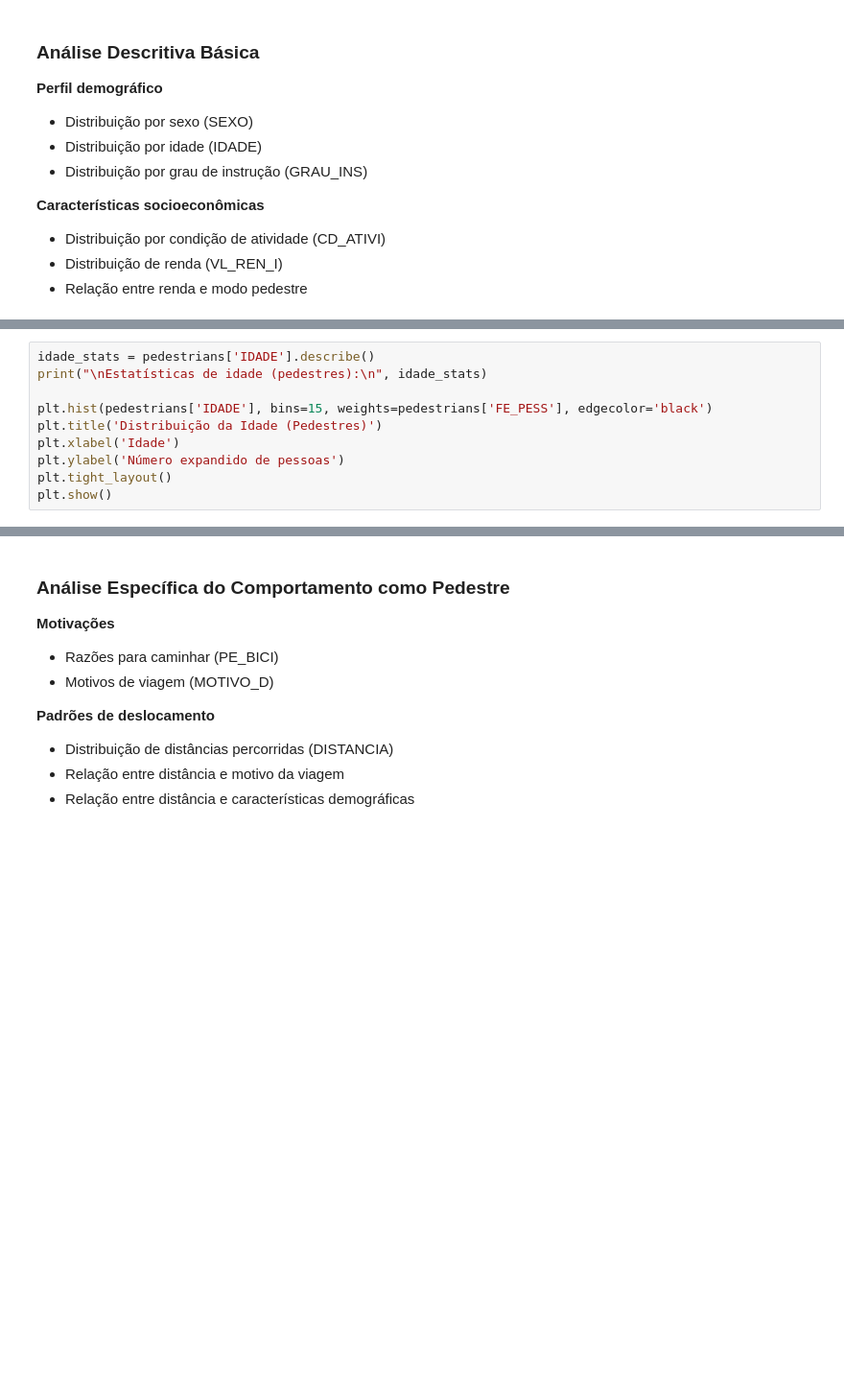
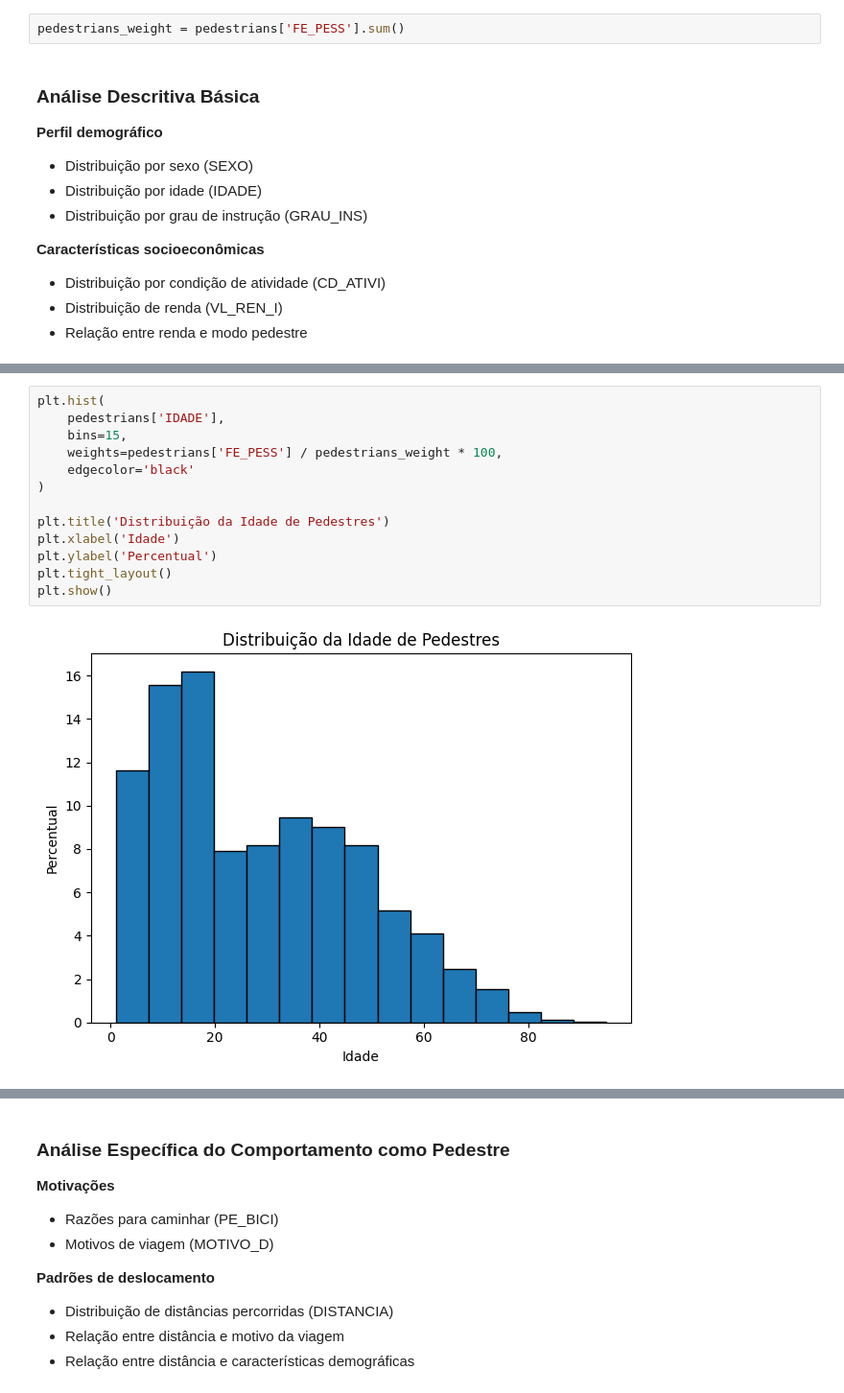
Before and after one commit to gustavo-rmontes/TCC, a Jupyter notebook: analysis_scripts/od_23-analysis.ipynb, the cells around one changed output, grey strips where cells are left out. Shown at 96% size. Cells and saved outputs as stored; diff of their text form; blank space fills up the shorter version.

```diff
--- a/analysis_scripts/od_23-analysis.ipynb
+++ b/analysis_scripts/od_23-analysis.ipynb
@@ -152,3 +218,5 @@ pedestrians['SEXO_LABEL'] = pedestrians['SEXO'].map(sexo_labels)
+# %%
+pedestrians_weight = pedestrians['FE_PESS'].sum()
 # %% [markdown]
 ### Análise Descritiva Básica
 **Perfil demográfico**
@@ -170,13 +262,18 @@ plt.show()
 # %%
-idade_stats = pedestrians['IDADE'].describe()
-print("\nEstatísticas de idade (pedestres):\n", idade_stats)
+plt.hist(
+    pedestrians['IDADE'],
+    bins=15,
+    weights=pedestrians['FE_PESS'] / pedestrians_weight * 100,
+    edgecolor='black'
+)
 
-plt.hist(pedestrians['IDADE'], bins=15, weights=pedestrians['FE_PESS'], edgecolor='black')
-plt.title('Distribuição da Idade (Pedestres)')
+plt.title('Distribuição da Idade de Pedestres')
 plt.xlabel('Idade')
-plt.ylabel('Número expandido de pessoas')
+plt.ylabel('Percentual')
 plt.tight_layout()
 plt.show()
+# %% [output]
+[figure, added]
 # %%
 grau_labels = {
     1: 'Fundamental I Incompleto',
```
Also changed, not shown: parts of 20 cells of this notebook.
